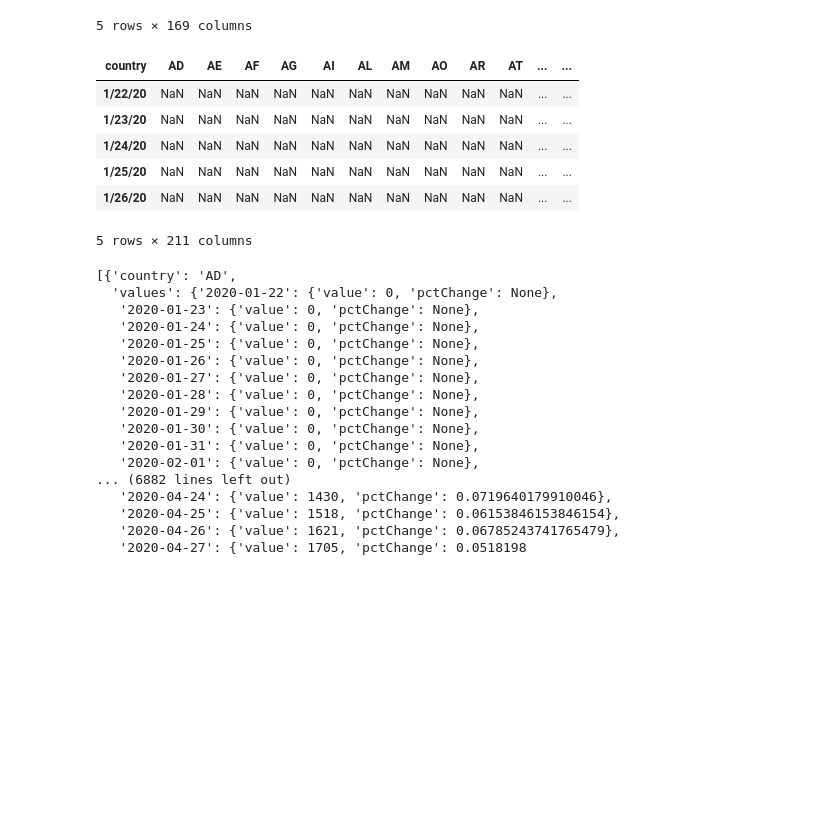
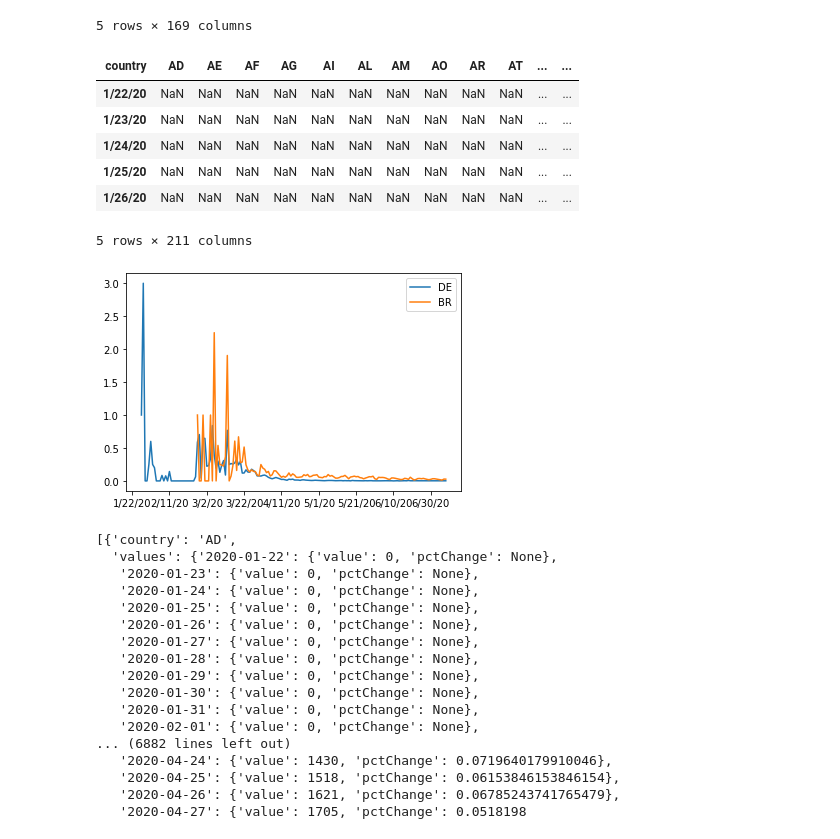
Before and after one commit to jjbeto/talkPy4JavaDev, a Jupyter notebook: python/script.ipynb, the cells around one changed output. Drawn from its saved outputs; the diff is of its cells as text; code cells hidden in the pictures; blank space fills up the shorter version.

```diff
--- a/python/script.ipynb
+++ b/python/script.ipynb
@@ -61,19 +66,22 @@ sick.head()
 # %%
 import numpy as np
 
 pct_change = confirmed.transpose().pct_change()
 pct_change = pct_change.replace(np.inf, 1)
+
+pct_change['DE'].plot(label='DE', legend=True)
+pct_change['BR'].plot(label='BR', legend=True)
+
 pct_change.head()
-# print(pct_change['AF'].head(10))
-# print(confirmed.loc['AF'].head(10))
 # %% [output]
 | country | AD | AE | AF | AG | AI | AL | AM | AO | AR | AT | ... | ... |
 | 1/22/20 | NaN | NaN | NaN | NaN | NaN | NaN | NaN | NaN | NaN | NaN | ... | ... |
 | 1/23/20 | NaN | NaN | NaN | NaN | NaN | NaN | NaN | NaN | NaN | NaN | ... | ... |
 | 1/24/20 | NaN | NaN | NaN | NaN | NaN | NaN | NaN | NaN | NaN | NaN | ... | ... |
 | 1/25/20 | NaN | NaN | NaN | NaN | NaN | NaN | NaN | NaN | NaN | NaN | ... | ... |
 | 1/26/20 | NaN | NaN | NaN | NaN | NaN | NaN | NaN | NaN | NaN | NaN | ... | ... |
 5 rows × 211 columns
+[figure, added]
 # %%
 import math
 from datetime import datetime
```
Also changed, not shown: parts of 4 cells of this notebook, 1 other file.
